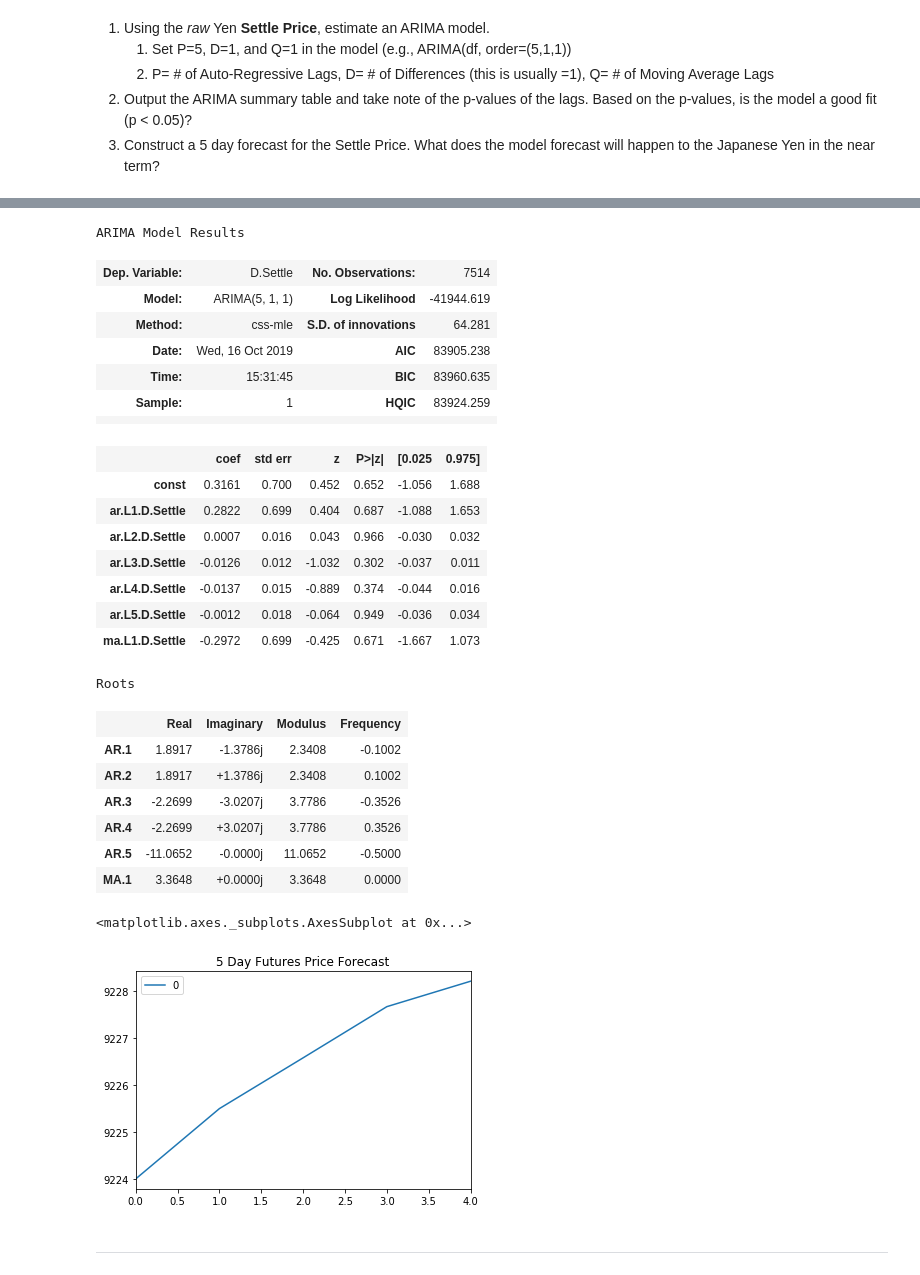
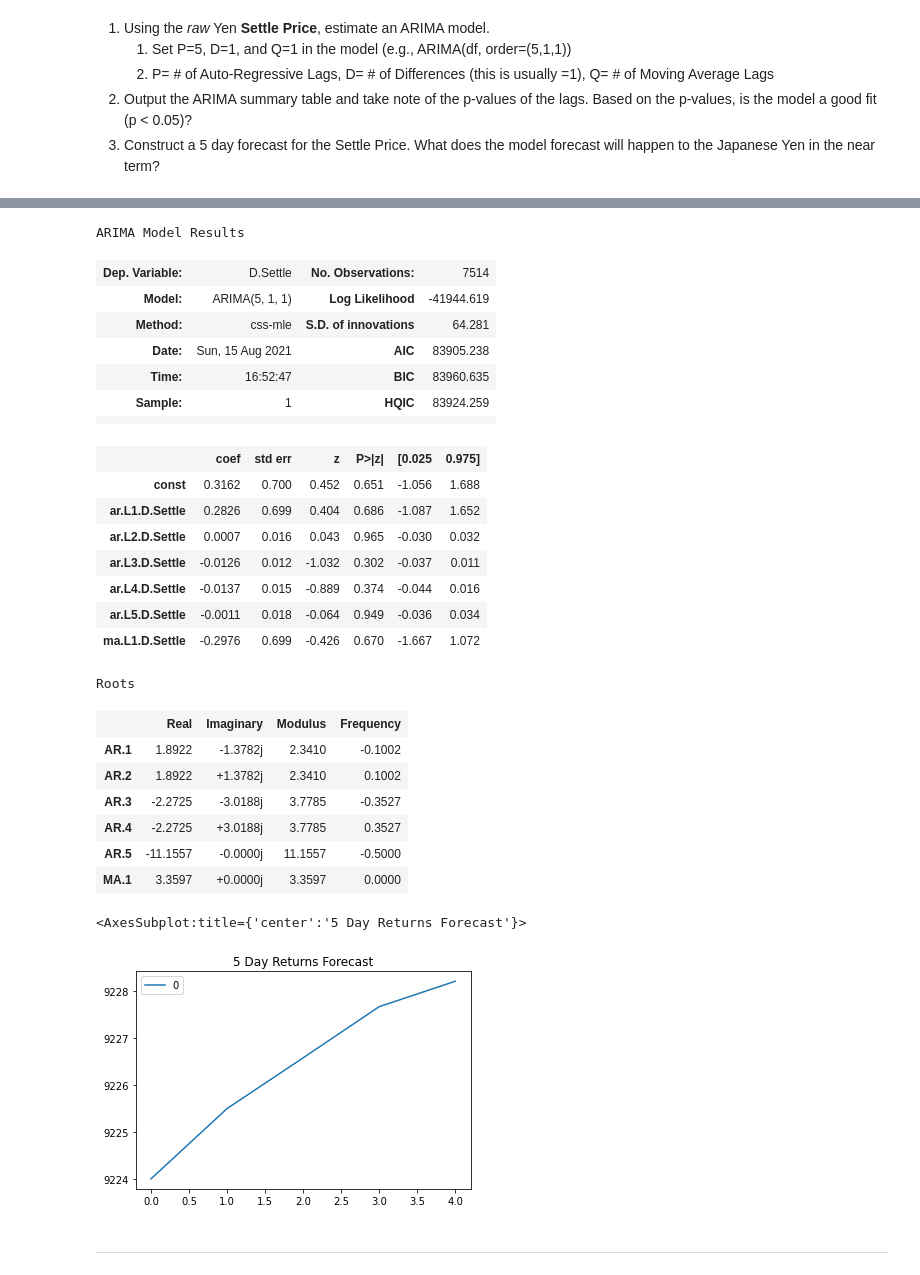
Before and after one commit to valadrien/Week10_valadrien-week10_TimeSeries_HW, a Jupyter notebook: Starter_Code/time_series_analysis.ipynb, the cells around one changed output, grey strips where cells are left out. Saved outputs shown, nothing was run; the diff lists cells and outputs as text; code cells hidden in the pictures.

```diff
--- a/Starter_Code/time_series_analysis.ipynb
+++ b/Starter_Code/time_series_analysis.ipynb
@@ -153,7 +179,7 @@ from statsmodels.tsa.arima_model import ARIMA
 
 # Estimate and ARIMA Model:
 # Hint: ARIMA(df, order=(p, d, q))
-# YOUR CODE HERE!
+model = ARIMA(yen_futures['Settle'], order=(5, 1, 1))
 
 # Fit the model
-# YOUR CODE HERE!
+results = model.fit()
@@ -165,32 +209,32 @@ ARIMA Model Results
 | Dep. Variable: | D.Settle | No. Observations: | 7514 |
 | Model: | ARIMA(5, 1, 1) | Log Likelihood | -41944.619 |
 | Method: | css-mle | S.D. of innovations | 64.281 |
-| Date: | Wed, 16 Oct 2019 | AIC | 83905.238 |
-| Time: | 15:31:45 | BIC | 83960.635 |
+| Date: | Sun, 15 Aug 2021 | AIC | 83905.238 |
+| Time: | 16:52:47 | BIC | 83960.635 |
 | Sample: | 1 | HQIC | 83924.259 |
 |  |  |  |  |
 |  | coef | std err | z | P>|z| | [0.025 | 0.975] |
-| const | 0.3161 | 0.700 | 0.452 | 0.652 | -1.056 | 1.688 |
-| ar.L1.D.Settle | 0.2822 | 0.699 | 0.404 | 0.687 | -1.088 | 1.653 |
-| ar.L2.D.Settle | 0.0007 | 0.016 | 0.043 | 0.966 | -0.030 | 0.032 |
+| const | 0.3162 | 0.700 | 0.452 | 0.651 | -1.056 | 1.688 |
+| ar.L1.D.Settle | 0.2826 | 0.699 | 0.404 | 0.686 | -1.087 | 1.652 |
+| ar.L2.D.Settle | 0.0007 | 0.016 | 0.043 | 0.965 | -0.030 | 0.032 |
 | ar.L3.D.Settle | -0.0126 | 0.012 | -1.032 | 0.302 | -0.037 | 0.011 |
 | ar.L4.D.Settle | -0.0137 | 0.015 | -0.889 | 0.374 | -0.044 | 0.016 |
-| ar.L5.D.Settle | -0.0012 | 0.018 | -0.064 | 0.949 | -0.036 | 0.034 |
-| ma.L1.D.Settle | -0.2972 | 0.699 | -0.425 | 0.671 | -1.667 | 1.073 |
+| ar.L5.D.Settle | -0.0011 | 0.018 | -0.064 | 0.949 | -0.036 | 0.034 |
+| ma.L1.D.Settle | -0.2976 | 0.699 | -0.426 | 0.670 | -1.667 | 1.072 |
 Roots
 |  | Real | Imaginary | Modulus | Frequency |
-| AR.1 | 1.8917 | -1.3786j | 2.3408 | -0.1002 |
-| AR.2 | 1.8917 | +1.3786j | 2.3408 | 0.1002 |
-| AR.3 | -2.2699 | -3.0207j | 3.7786 | -0.3526 |
-| AR.4 | -2.2699 | +3.0207j | 3.7786 | 0.3526 |
-| AR.5 | -11.0652 | -0.0000j | 11.0652 | -0.5000 |
-| MA.1 | 3.3648 | +0.0000j | 3.3648 | 0.0000 |
+| AR.1 | 1.8922 | -1.3782j | 2.3410 | -0.1002 |
+| AR.2 | 1.8922 | +1.3782j | 2.3410 | 0.1002 |
+| AR.3 | -2.2725 | -3.0188j | 3.7785 | -0.3527 |
+| AR.4 | -2.2725 | +3.0188j | 3.7785 | 0.3527 |
+| AR.5 | -11.1557 | -0.0000j | 11.1557 | -0.5000 |
+| MA.1 | 3.3597 | +0.0000j | 3.3597 | 0.0000 |
 # %%
 # Plot the 5 Day Price Forecast
-# YOUR CODE HERE!
+pd.DataFrame(results.forecast(steps=5)[0]).plot(title="5 Day Returns Forecast")
 # %% [output]
-<matplotlib.axes._subplots.AxesSubplot at 0x...>
+<AxesSubplot:title={'center':'5 Day Returns Forecast'}>
-[figure, old version]
+[figure, new version]
 # %% [markdown]
 ---
 # %% [markdown]
```
Also changed, not shown: parts of 21 cells of this notebook, 1 other file.
